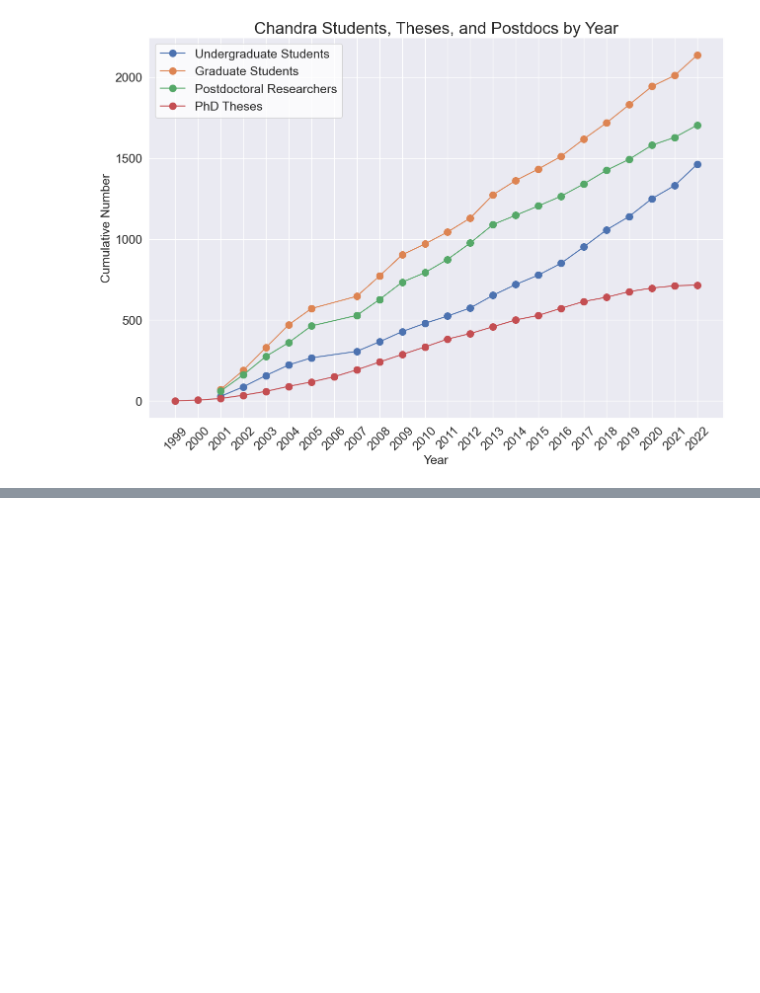
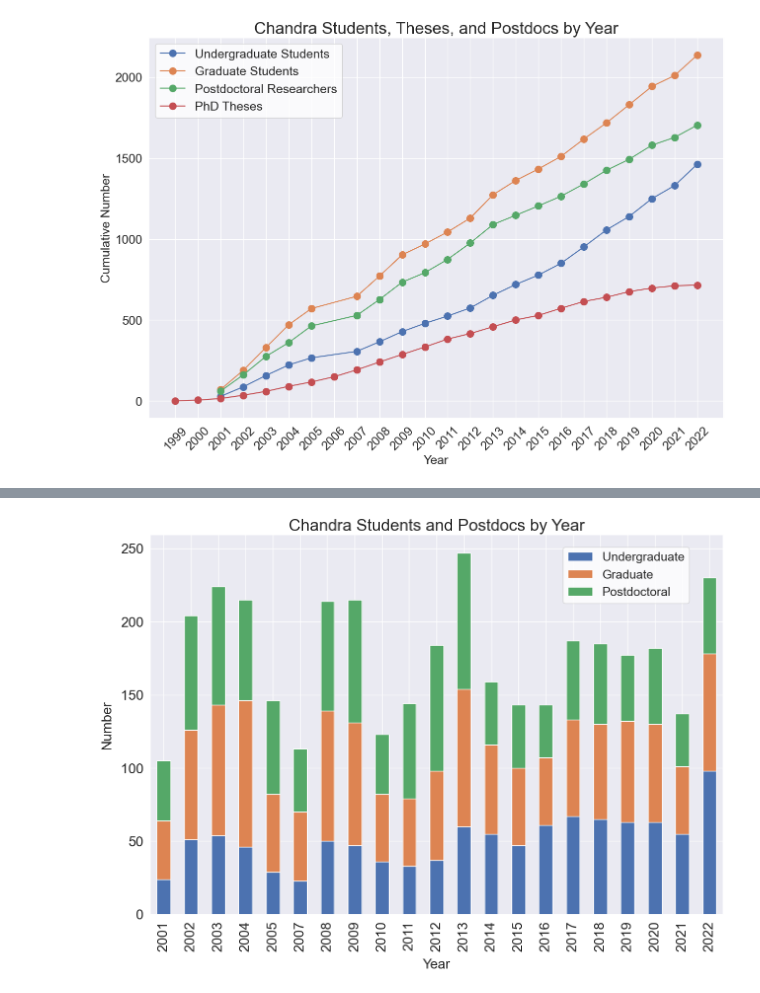
Before and after one commit to jzuhone/chandra_perf_data, a Jupyter notebook: source/data/students.ipynb, the cells around one changed output, grey strips where cells are left out. Saved outputs shown, nothing was run; the diff lists cells and outputs as text; code cells hidden in the pictures; blank space fills up the shorter version.

```diff
--- a/source/data/students.ipynb
+++ b/source/data/students.ipynb
@@ -36,0 +68,20 @@ fig.savefig("../images/students.png", bbox_inches="tight")
+# %%
+#tall = t.copy()
+tall = {
+    "Undergraduate": t["UG"],
+    "Graduate": t["GR"],
+    "Postdoctoral": t["PD"],
+}
+# %%
+df = pd.DataFrame(tall, index=t["Year"])
+# %%
+fig, ax = plt.subplots(figsize=(15,10))
+df.plot(kind="bar", ax=ax, stacked=True)
+ax.set_title("Chandra Students and Postdocs by Year", size=24)
+ax.tick_params(labelsize=20)
+ax.set_ylabel("Number", size=20, labelpad=10)
+ax.set_xlabel("Year", size=20, labelpad=10)
+ax.legend(loc=(0.72, 0.82), fontsize=18, facecolor="white")
+fig.savefig("../images/students_bar.png", bbox_inches="tight")
+# %% [output]
+[figure, added]
```
Also changed, not shown: parts of 6 cells of this notebook, 6 other files.
